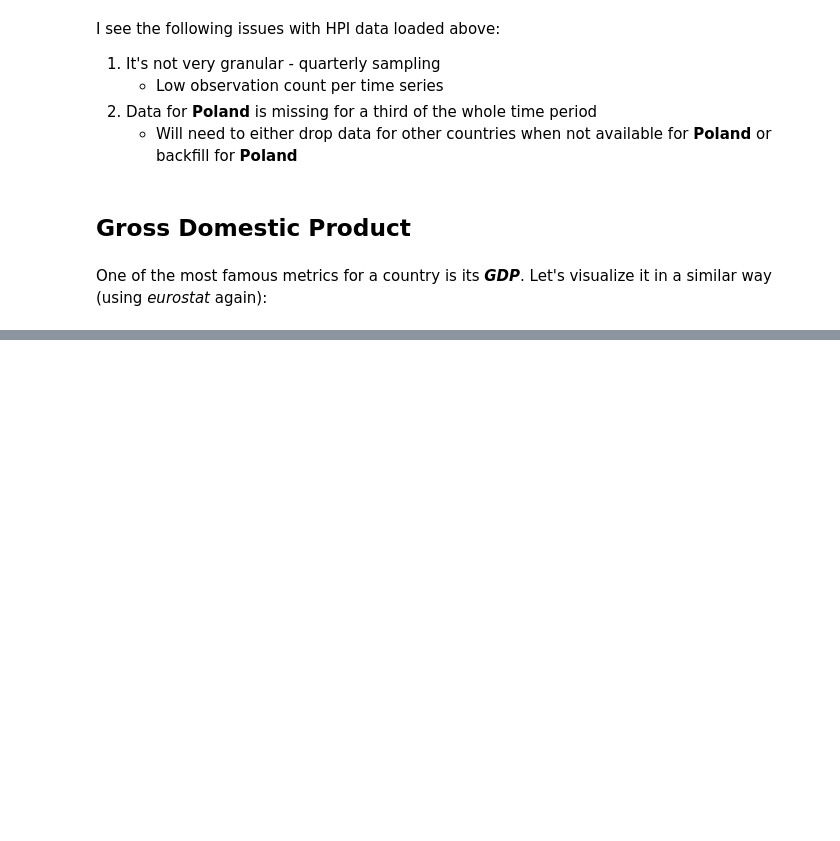
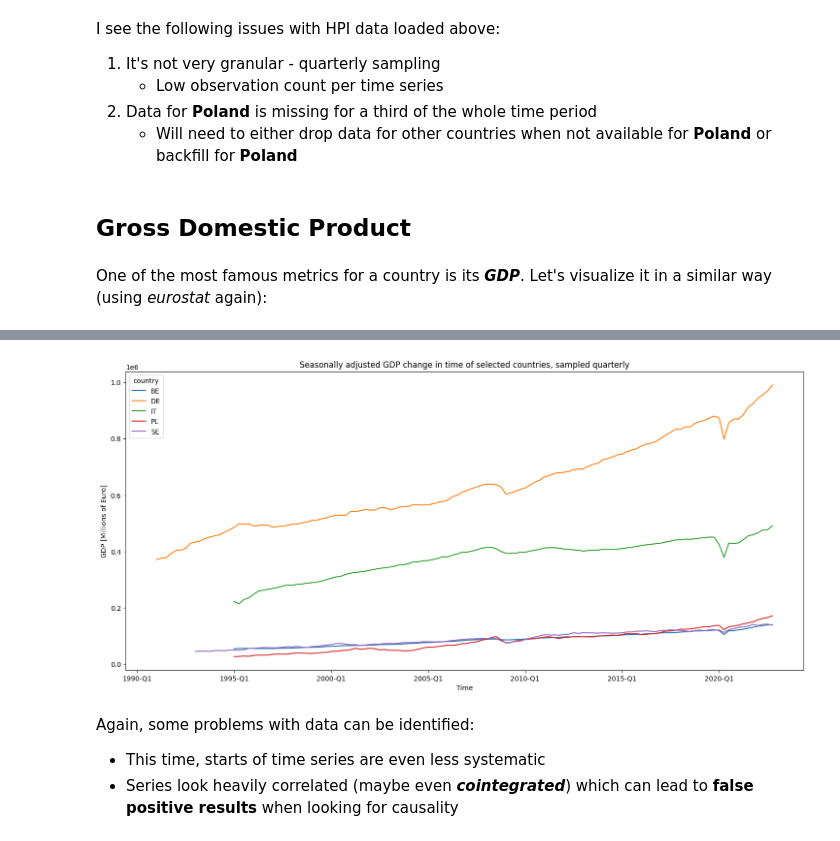
Before and after one commit to Staneesh/almost-philosophy, a Jupyter notebook: notebooks/exploring-data.ipynb, the cells around one changed output, grey strips where cells are left out. Drawn from its saved outputs; the diff is of its cells as text; code cells hidden in the pictures; blank space fills up the shorter version.

```diff
--- a/notebooks/exploring-data.ipynb
+++ b/notebooks/exploring-data.ipynb
@@ -79,3 +81,5 @@ I see the following issues with HPI data loaded above:
 ## Gross Domestic Product
 # %% [markdown]
 One of the most famous metrics for a country is its ***GDP***. Let's visualize it in a similar way (using *eurostat* again):
+# %%
+gdp_raw = ald.get_gdp(config, ['PL', 'DE', 'IT', 'BE', 'SE'])
@@ -81,0 +88,3 @@ One of the most famous metrics for a country is its ***GDP***. Let's visualize i
+# %%
+gdp = gdp_raw.copy()
+gdp.head()
@@ -81,0 +98,8 @@ One of the most famous metrics for a country is its ***GDP***. Let's visualize i
+# %%
+_ = gdp.plot(xlabel='Time', ylabel='GDP [Millions of Euro]', title='Seasonally adjusted GDP change in time of selected countries, sampled quarterly', figsize=(18, 8), legend=True )
+# %% [output]
+[figure, added]
+# %% [markdown]
+Again, some problems with data can be identified:
+* This time, starts of time series are even less systematic
+* Series look heavily correlated (maybe even ***cointegrated***) which can lead to **false positive results** when looking for causality
```
Also changed, not shown: parts of 4 cells of this notebook, 1 other file.
